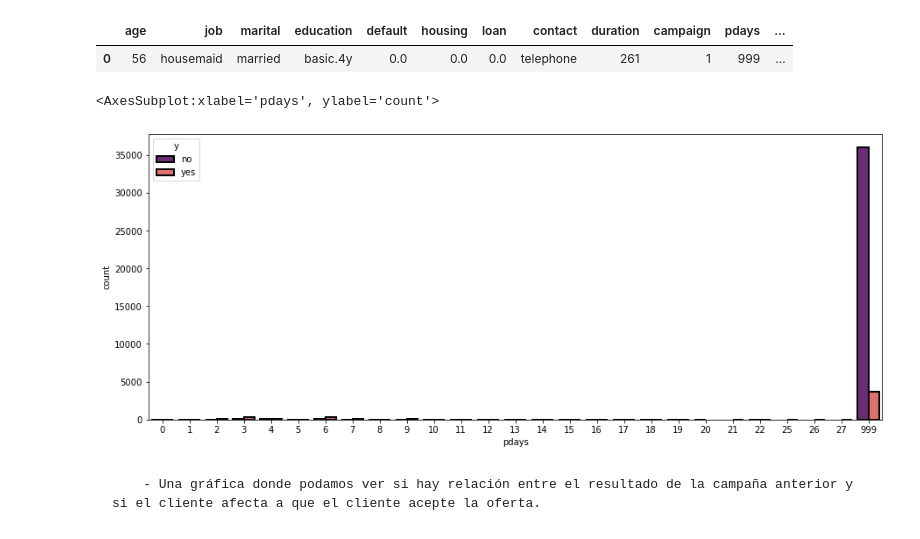
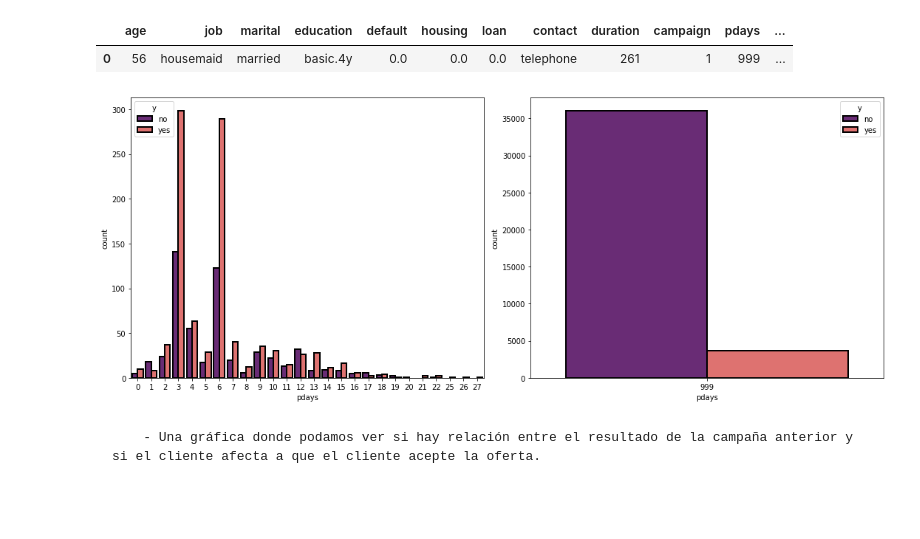
Before and after one commit to Adalab/promo_d_da_modulo2_sprint2_Silvia_Paula, a Jupyter notebook: Limpieza-I.ipynb, the cells around one changed output. Drawn from its saved outputs; the diff is of its cells as text; code cells hidden in the pictures; blank space fills up the shorter version.

```diff
--- a/Limpieza-I.ipynb
+++ b/Limpieza-I.ipynb
@@ -253,12 +253,16 @@ df_bank.head(1)
 # %% [output]
 |  | age | job | marital | education | default | housing | loan | contact | duration | campaign | pdays | ... |
 | 0 | 56 | housemaid | married | basic.4y | 0.0 | 0.0 | 0.0 | telephone | 261 | 1 | 999 | ... |
+# %%
+df_bank_contacto = df_bank[df_bank["pdays"] != 999]
+df_bank_no_contacto = df_bank[df_bank["pdays"] == 999]
 # %%
-plt.figure(figsize = (15, 6))
-sns.countplot(x = "pdays", data=df_bank, hue = "y", palette="magma", edgecolor = "black", linewidth= 2)
+fig, axes = plt.subplots(1, 2, figsize = (15, 6))
+sns.countplot(x = "pdays", data=df_bank_contacto, hue = "y", palette="magma", edgecolor = "black", linewidth= 2, ax = axes[0])
+sns.countplot(x = "pdays", data=df_bank_no_contacto, hue = "y", palette="magma", edgecolor = "black", linewidth= 2, ax = axes[1])
+plt.tight_layout()
 # %% [output]
-<AxesSubplot:xlabel='pdays', ylabel='count'>
-[figure, old version]
+[figure, new version]
 # %% [markdown]
         - Una gráfica donde podamos ver si hay relación entre el resultado de la campaña anterior y si el cliente afecta a que el cliente acepte la oferta.
 # %%
```
Also changed, not shown: parts of 6 cells of this notebook, 4 other files.
